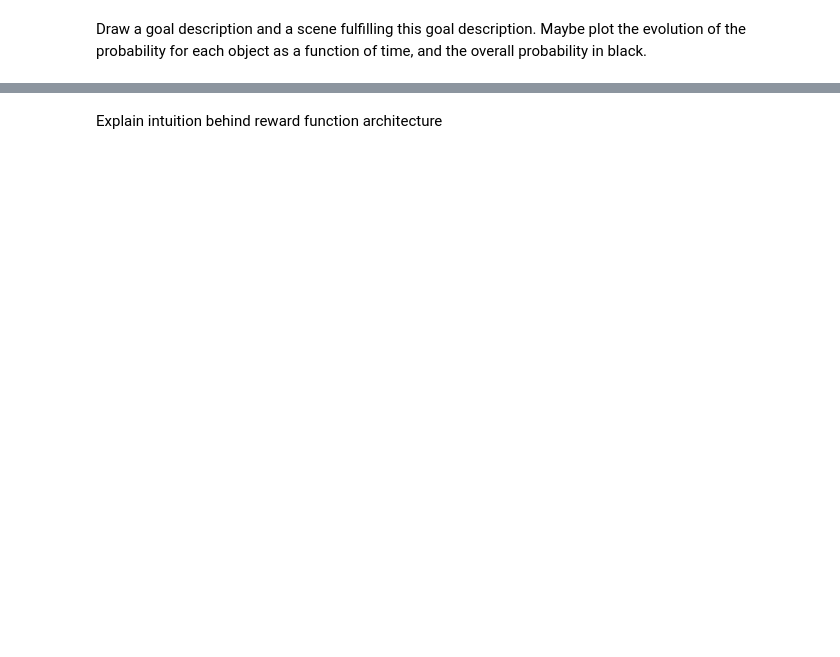
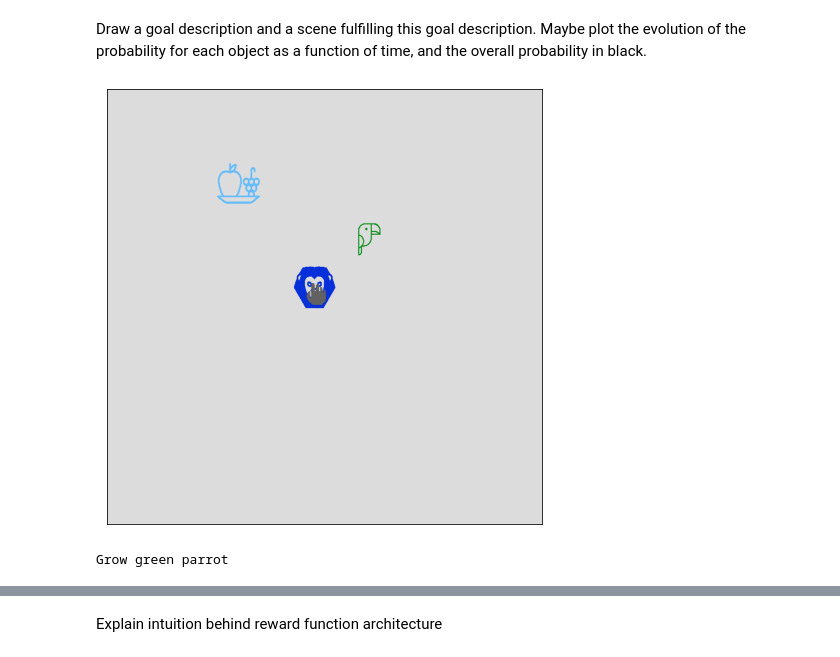
Before and after one commit to flowersteam/Imagine, a Jupyter notebook: IMAGINE.ipynb, the cells around one changed output, grey strips where cells are left out. Saved outputs shown, nothing was run; the diff lists cells and outputs as text; code cells hidden in the pictures; blank space fills up the shorter version.

```diff
--- a/IMAGINE.ipynb
+++ b/IMAGINE.ipynb
@@ -141,0 +151,6 @@ Draw a goal description and a scene fulfilling this goal description. Maybe plot
+# %%
+fig = plt.imshow(obs)
+fig.axes.get_xaxis().set_visible(False)
+fig.axes.get_yaxis().set_visible(False)
+# %% [output]
+[figure, added]
@@ -141,0 +173,5 @@ Draw a goal description and a scene fulfilling this goal description. Maybe plot
+# %%
+other_goal_str = generate_other_possible_goal(goal_str,env)
+print(other_goal_str)
+# %% [output]
+Grow green parrot
```
Also changed, not shown: parts of 14 cells of this notebook, 1 other file.
